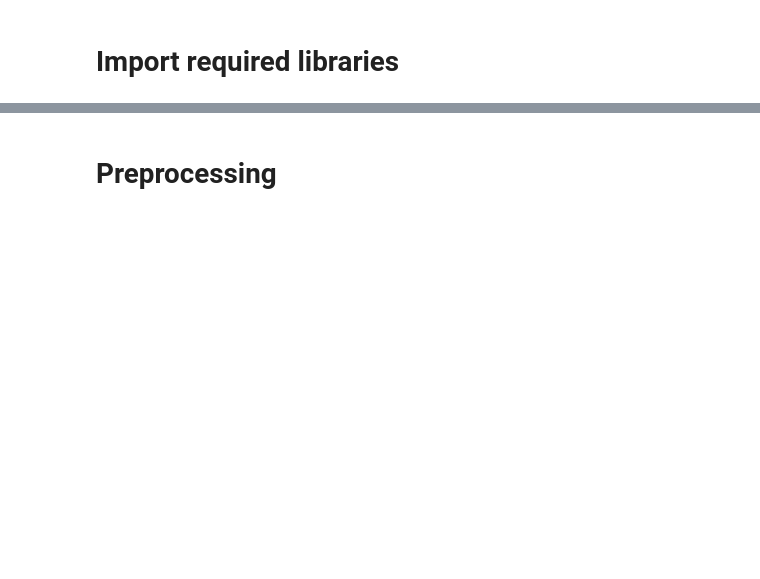
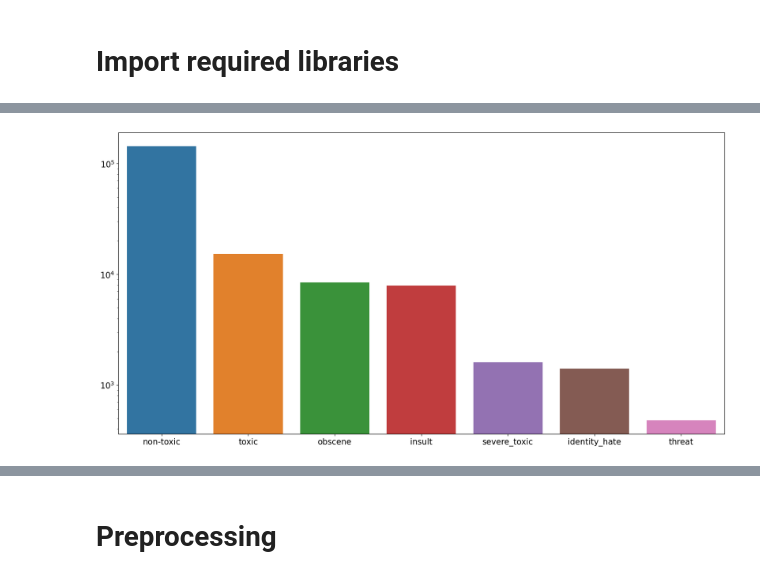
Before and after one commit to I-Amarjeet/ToxicCommentsClassifier, a Jupyter notebook: ToxicCommentClassifier.ipynb, the cells around one changed output, grey strips where cells are left out. Saved outputs shown, nothing was run; the diff lists cells and outputs as text; code cells hidden in the pictures; blank space fills up the shorter version.

```diff
--- a/ToxicCommentClassifier.ipynb
+++ b/ToxicCommentClassifier.ipynb
@@ -23,0 +40,3 @@ df.head()
+# %%
+toxicity_counts = df.iloc[:, 2:].apply(pd.Series.value_counts)
+print(toxicity_counts)
@@ -23,0 +47,4 @@ df.head()
+# %%
+# Get the positive count of each category
+category_totals = toxicity_counts.iloc[1].sort_values(ascending=False)
+print(category_totals)
@@ -23,0 +70,8 @@ df.head()
+# %%
+
+plt.figure(figsize=(20, 10))
+bp = sns.barplot(x=category_totals.index, y=category_totals.values)
+bp.set_yscale("log")
+bp.tick_params(labelsize=15)
+# %% [output]
+[figure, added]
```
Also changed, not shown: parts of 37 cells of this notebook.
